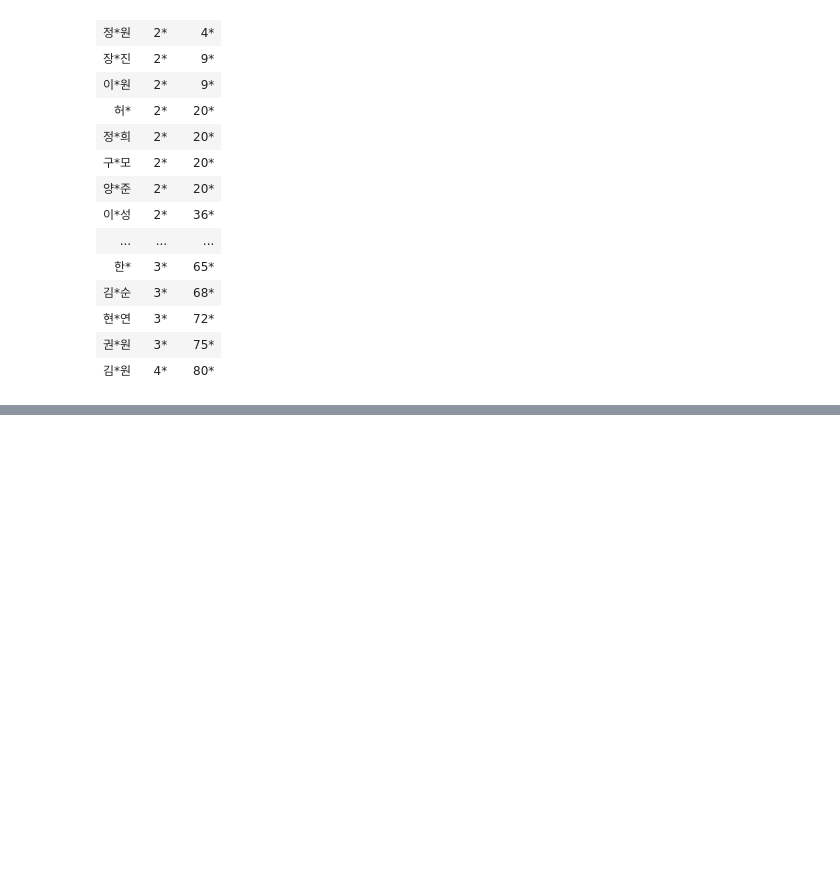
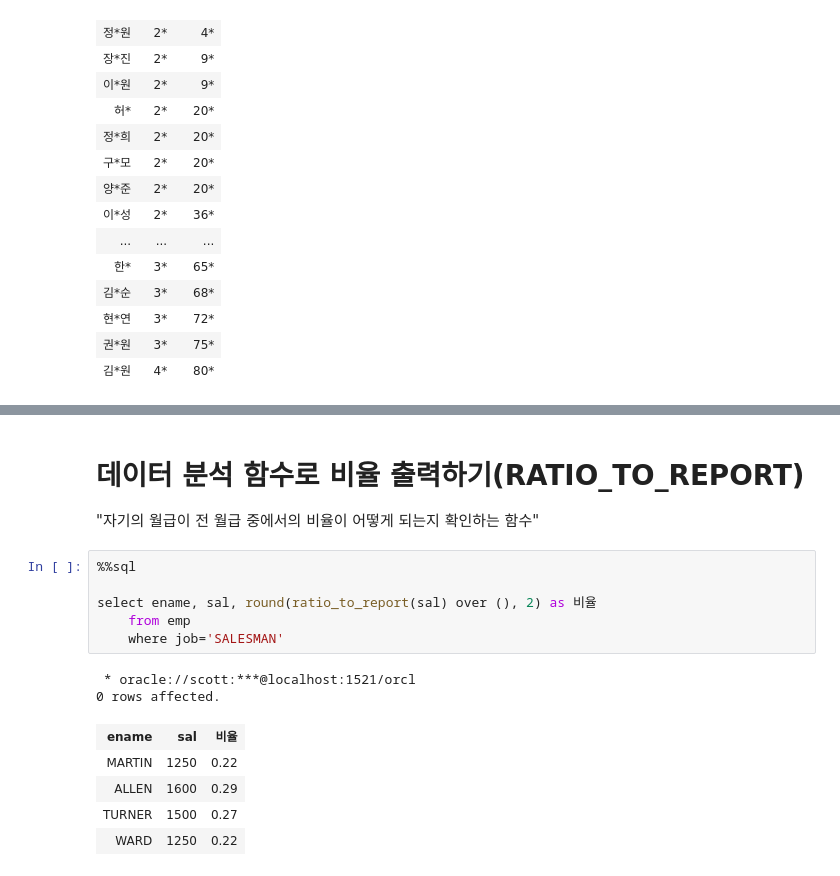
Before and after one commit to unknown-jun/Oracle_SQL, a Jupyter notebook: Part 2_9. 데이터 분석함수.ipynb, the cells around one changed output, grey strips where cells are left out. Cells and saved outputs as stored; diff of their text form; blank space fills up the shorter version.

```diff
--- a/Part 2_9. 데이터 분석함수.ipynb
+++ b/Part 2_9. 데이터 분석함수.ipynb
@@ -992,0 +1043,17 @@ select replace(ename,
+# %% [markdown]
+# 데이터 분석 함수로 비율 출력하기(RATIO_TO_REPORT)
+"자기의 월급이 전 월급 중에서의 비율이 어떻게 되는지 확인하는 함수"
+# %%
+%%sql
+
+select ename, sal, round(ratio_to_report(sal) over (), 2) as 비율
+    from emp
+    where job='SALESMAN'
+# %% [output]
+ * oracle://scott:***@localhost:1521/orcl
+0 rows affected.
+| ename | sal | 비율 |
+| MARTIN | 1250 | 0.22 |
+| ALLEN | 1600 | 0.29 |
+| TURNER | 1500 | 0.27 |
+| WARD | 1250 | 0.22 |
```
Also changed, not shown: parts of 39 cells of this notebook.
